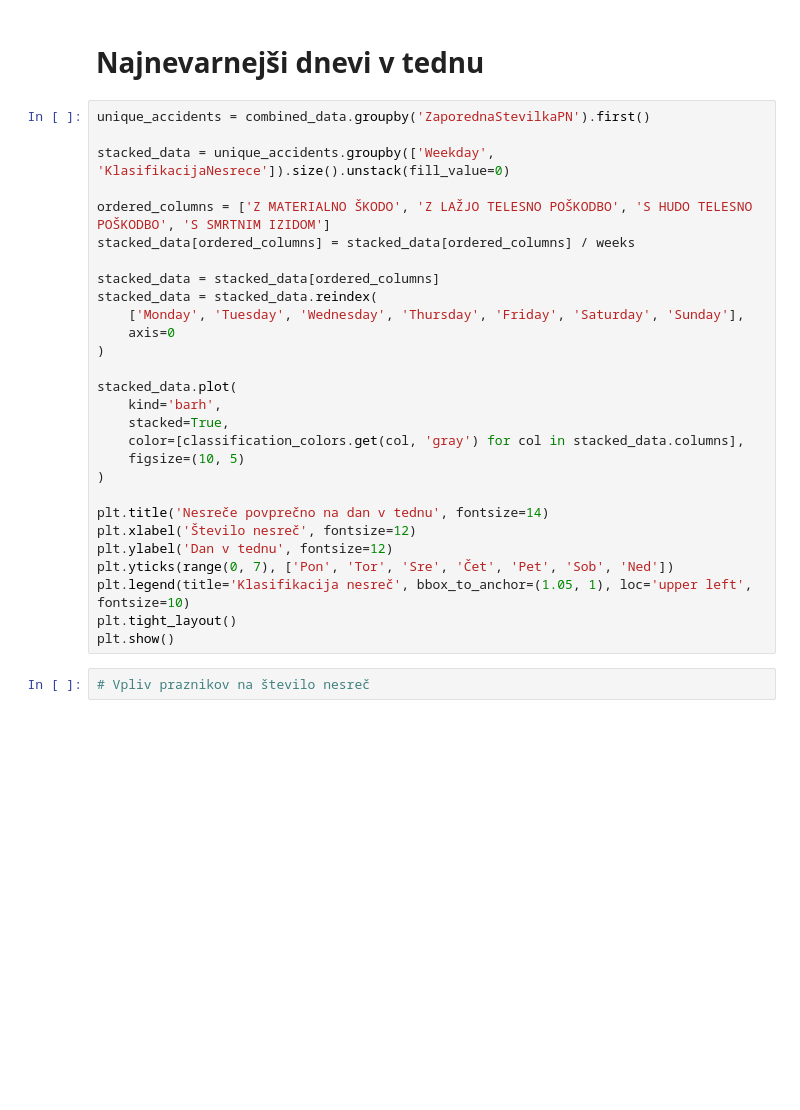
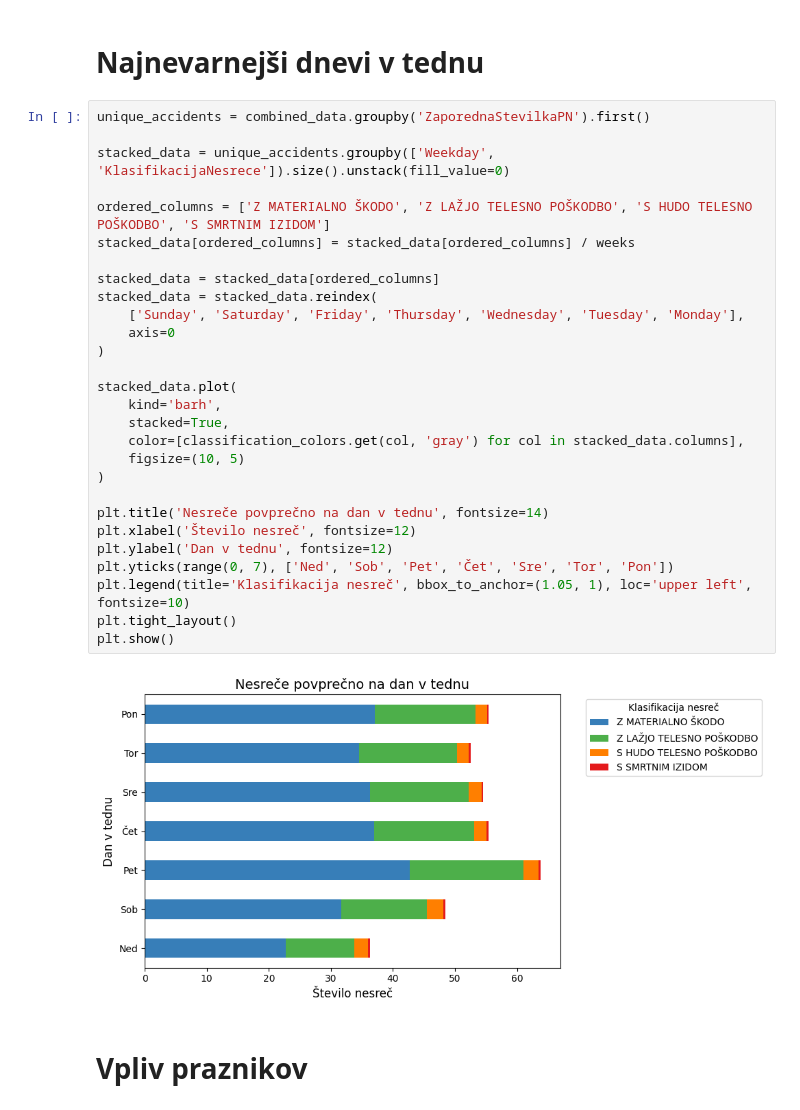
Before and after one commit to BlazJe/PR2520, a Jupyter notebook: casovna.ipynb, the cells around one changed output. Drawn from its saved outputs; the diff is of its cells as text; blank space fills up the shorter version.

```diff
--- a/casovna.ipynb
+++ b/casovna.ipynb
@@ -57,31 +66,33 @@ plt.show()
 # %%
 unique_accidents = combined_data.groupby('ZaporednaStevilkaPN').first()
 
 stacked_data = unique_accidents.groupby(['Weekday', 'KlasifikacijaNesrece']).size().unstack(fill_value=0)
 
 ordered_columns = ['Z MATERIALNO ŠKODO', 'Z LAŽJO TELESNO POŠKODBO', 'S HUDO TELESNO POŠKODBO', 'S SMRTNIM IZIDOM']
 stacked_data[ordered_columns] = stacked_data[ordered_columns] / weeks
 
 stacked_data = stacked_data[ordered_columns]
 stacked_data = stacked_data.reindex(
-    ['Monday', 'Tuesday', 'Wednesday', 'Thursday', 'Friday', 'Saturday', 'Sunday'],
+    ['Sunday', 'Saturday', 'Friday', 'Thursday', 'Wednesday', 'Tuesday', 'Monday'],
     axis=0
 )
 
 stacked_data.plot(
     kind='barh',
     stacked=True,
     color=[classification_colors.get(col, 'gray') for col in stacked_data.columns],
     figsize=(10, 5)
 )
 
 plt.title('Nesreče povprečno na dan v tednu', fontsize=14)
 plt.xlabel('Število nesreč', fontsize=12)
 plt.ylabel('Dan v tednu', fontsize=12)
-plt.yticks(range(0, 7), ['Pon', 'Tor', 'Sre', 'Čet', 'Pet', 'Sob', 'Ned'])
+plt.yticks(range(0, 7), ['Ned', 'Sob', 'Pet', 'Čet', 'Sre', 'Tor', 'Pon'])
 plt.legend(title='Klasifikacija nesreč', bbox_to_anchor=(1.05, 1), loc='upper left', fontsize=10)
 plt.tight_layout()
 plt.show()
+# %% [output]
+[figure, added]
-# %%
-# Vpliv praznikov na število nesreč
+# %% [markdown]
+# Vpliv praznikov
 # %%
```
Also changed, not shown: parts of 10 cells of this notebook, 20 other files.
